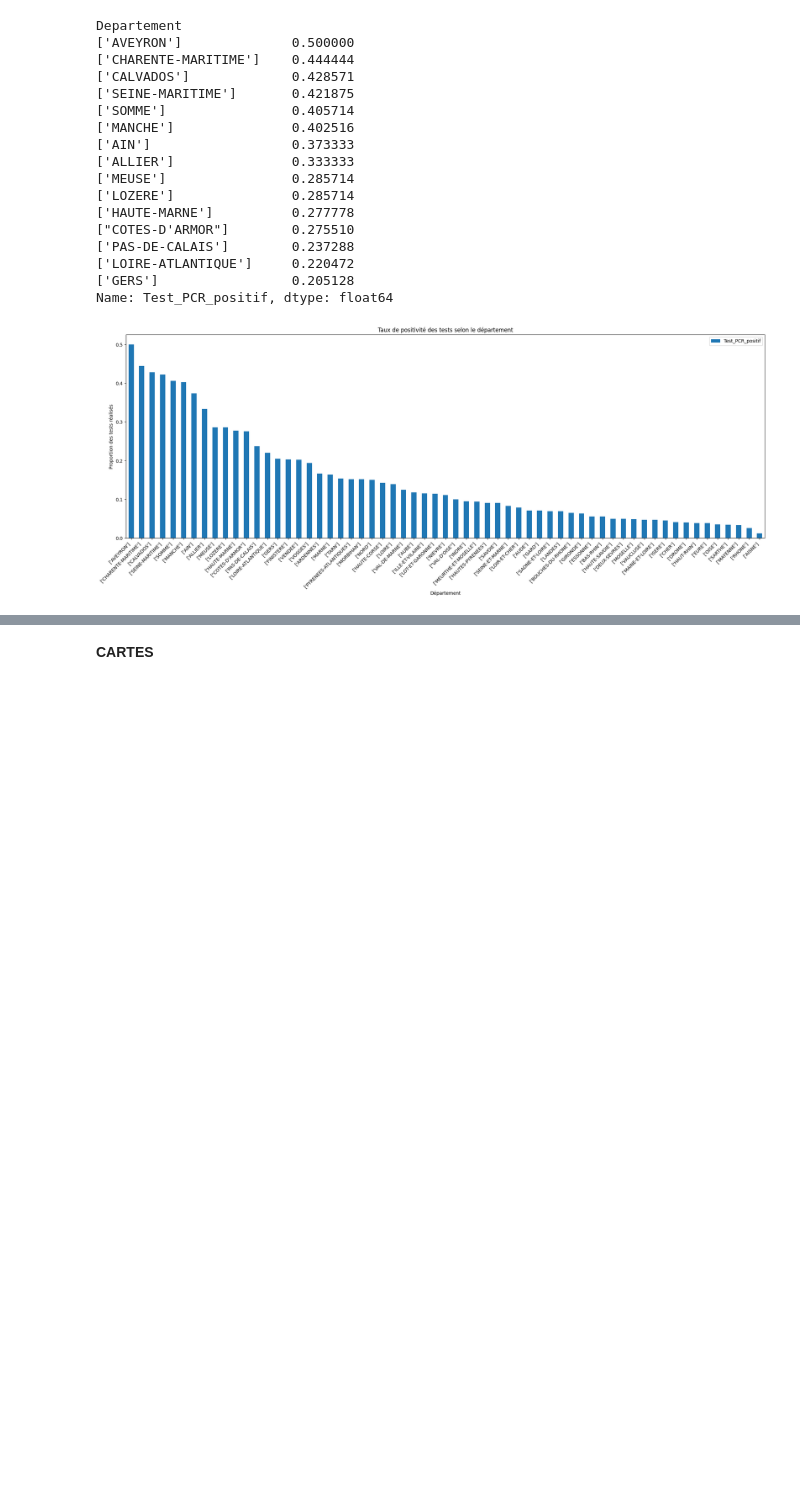
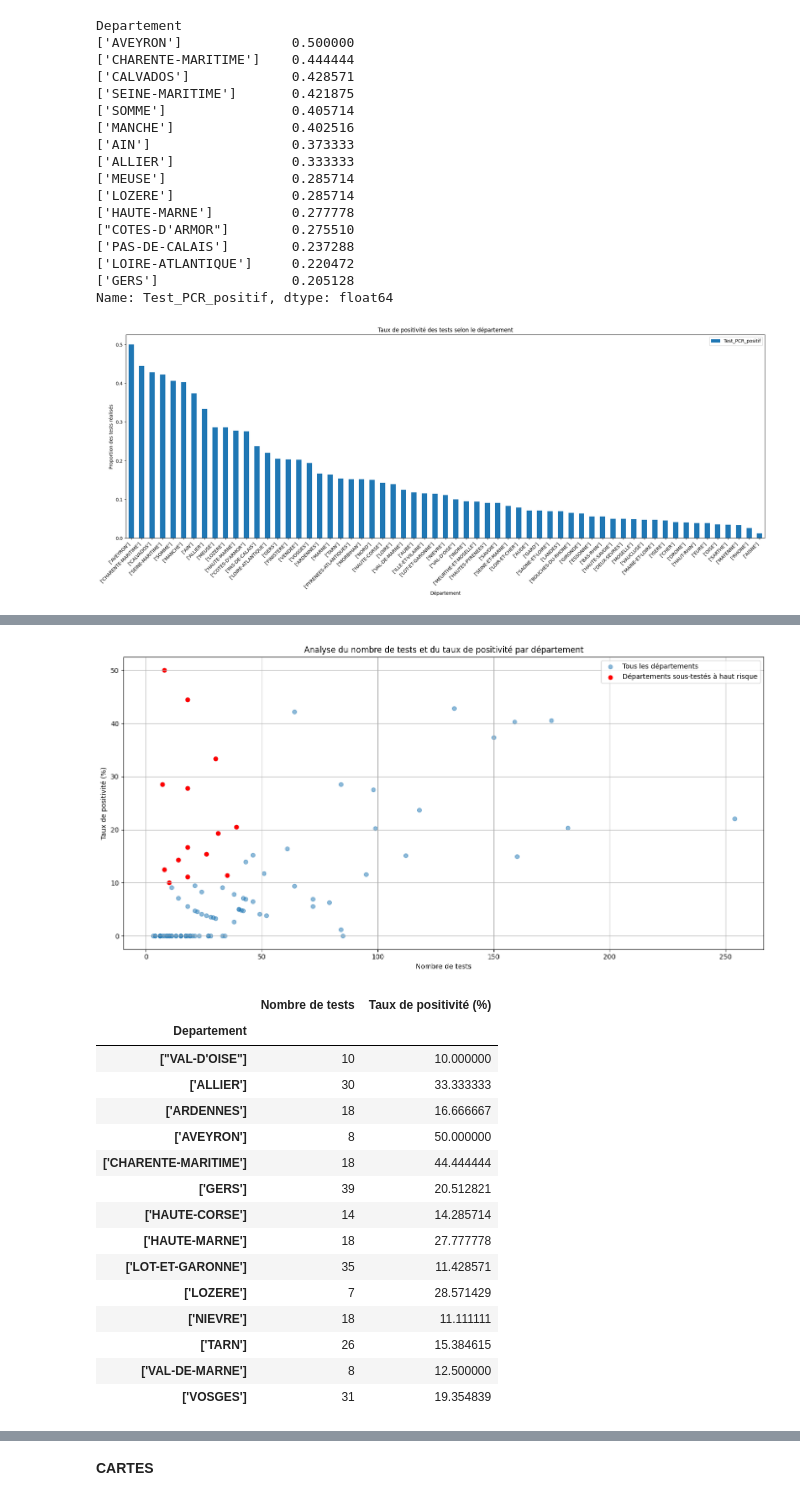
Before and after one commit to bavrillon/Avian-influenza, a Jupyter notebook: EDA.ipynb, the cells around one changed output, grey strips where cells are left out. Cells and saved outputs as stored; diff of their text form; code cells hidden in the pictures; blank space fills up the shorter version.

```diff
--- a/EDA.ipynb
+++ b/EDA.ipynb
@@ -484,0 +458,49 @@ plt.show()
+# %%
+# ON CROISE LA DENSITE DES TESTS REALISES ET LE TAUX DE POSITIVITE
+
+# Calcul du nombre total de tests et du taux de positivité par département
+tests_par_departement = df_merge.groupby('Departement').size()
+positivite_par_departement = df_merge.groupby('Departement')['Test_PCR_positif'].mean()
+
+# Création d'un DataFrame combiné pour analyse
+df_analysis = pd.DataFrame({
+    'Nombre de tests': tests_par_departement,
+    'Taux de positivité (%)': positivite_par_departement * 100
+})
+
+# Identification des départements sous-testés mais à haut risque
+sous_testes = df_analysis[(df_analysis['Taux de positivité (%)'] > df_analysis['Taux de positivité (%)'].mean()) &
+                          (df_analysis['Nombre de tests'] < df_analysis['Nombre de tests'].mean())]
+
+# Visualisation des résultats
+plt.figure(figsize=(14, 7))
+plt.scatter(df_analysis['Nombre de tests'], df_analysis['Taux de positivité (%)'], alpha=0.5, label='Tous les départements')
+plt.scatter(sous_testes['Nombre de tests'], sous_testes['Taux de positivité (%)'], color='red', label='Départements sous-testés à haut risque')
+plt.title("Analyse du nombre de tests et du taux de positivité par département")
+plt.xlabel("Nombre de tests")
+plt.ylabel("Taux de positivité (%)")
+plt.legend()
+plt.grid(True)
+plt.tight_layout()
+plt.show()
+
+# Affichage des départements sous-testés pour analyse
+sous_testes
+# %% [output]
+[figure, added]
+|  | Nombre de tests | Taux de positivité (%) |
+| Departement |  |  |
+| ["VAL-D'OISE"] | 10 | 10.000000 |
+| ['ALLIER'] | 30 | 33.333333 |
+| ['ARDENNES'] | 18 | 16.666667 |
+| ['AVEYRON'] | 8 | 50.000000 |
+| ['CHARENTE-MARITIME'] | 18 | 44.444444 |
+| ['GERS'] | 39 | 20.512821 |
+| ['HAUTE-CORSE'] | 14 | 14.285714 |
+| ['HAUTE-MARNE'] | 18 | 27.777778 |
+| ['LOT-ET-GARONNE'] | 35 | 11.428571 |
+| ['LOZERE'] | 7 | 28.571429 |
+| ['NIEVRE'] | 18 | 11.111111 |
+| ['TARN'] | 26 | 15.384615 |
+| ['VAL-DE-MARNE'] | 8 | 12.500000 |
+| ['VOSGES'] | 31 | 19.354839 |
```
Also changed, not shown: parts of 17 cells of this notebook.
